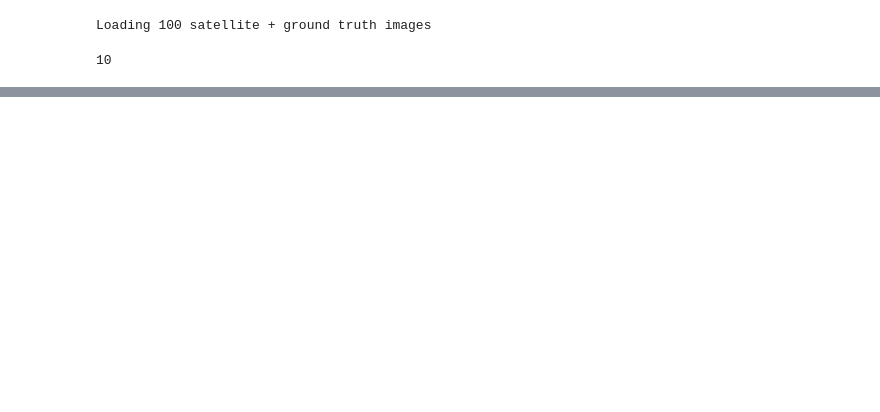
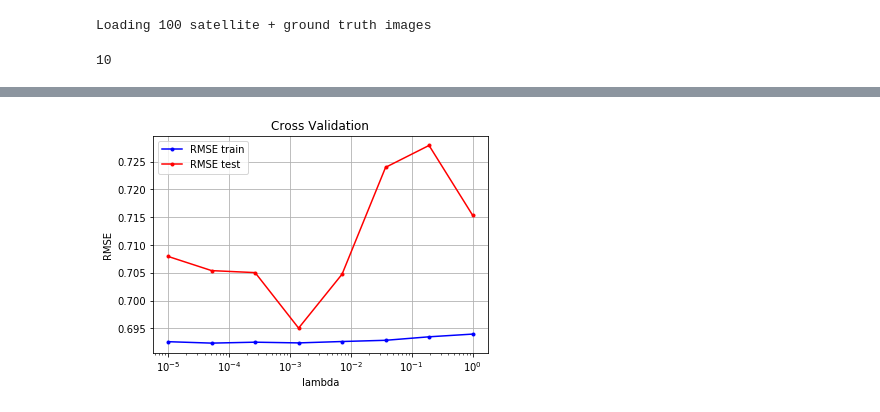
Before and after one commit to pdedumast/ML_project2, a Jupyter notebook: road_sementation_LogReg_CV.ipynb, the cells around one changed output, grey strips where cells are left out. Saved outputs shown, nothing was run; the diff lists cells and outputs as text; code cells hidden in the pictures; blank space fills up the shorter version.

```diff
--- a/road_sementation_LogReg_CV.ipynb
+++ b/road_sementation_LogReg_CV.ipynb
@@ -360,0 +300,4 @@ print('Feature dimension = ' + str(X.shape[1]))
+# %%
+cross_validation_visualization_rmse(lambdas, rmse_train_C, rmse_test_C)
+# %% [output]
+[figure, added]
```
Also changed, not shown: parts of 18 cells of this notebook, 2 other files.
